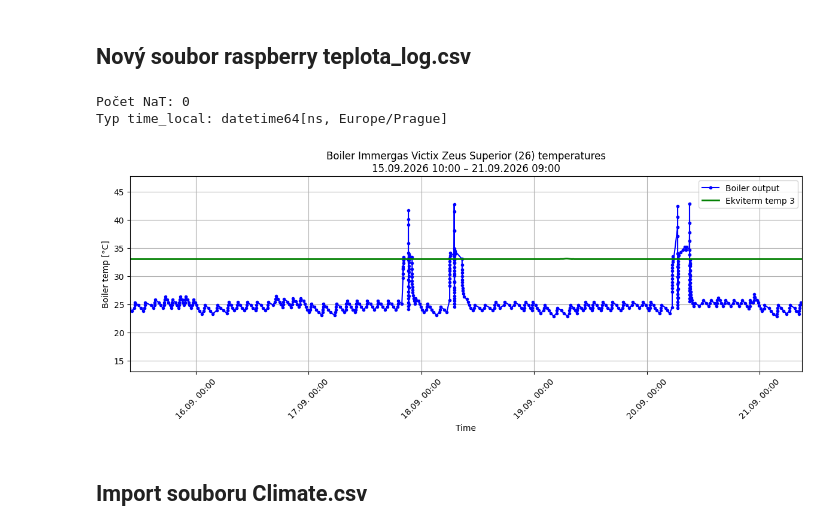
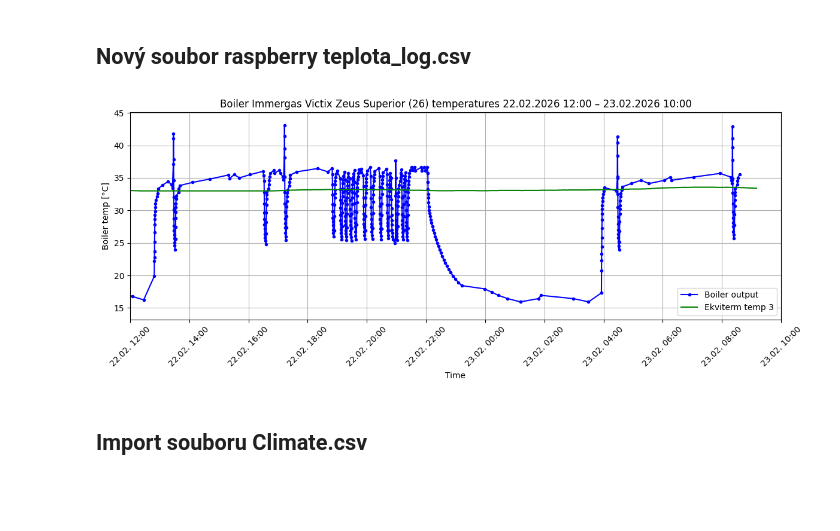
Before and after one commit to MarekCoderslab/Teploty_kotle, a Jupyter notebook: Teplota_kotle.ipynb, the cells around one changed output. Cells and saved outputs as stored; diff of their text form; code cells hidden in the pictures; blank space fills up the shorter version.

```diff
--- a/Teplota_kotle.ipynb
+++ b/Teplota_kotle.ipynb
@@ -138,7 +138,7 @@ ax.xaxis.set_major_formatter(
 )
 plt.xticks(rotation=45)
 
-df = pd.read_csv("/Users/Marek/Documents/raspberry/netatmo/teplota_log.csv", header=None, names=["Time", "Value"])
+df = pd.read_csv("teplota_log.csv", header=None, names=["Time", "Value"])
 df["Time"] = (
     pd.to_datetime(df["Time"], errors="coerce")
     .dt.tz_localize("Europe/Prague") # ← DŮLEŽITÉ
@@ -147,7 +147,7 @@ df["Time"] = (
 df["Value"] = pd.to_numeric(df["Value"], errors="coerce")
 df = df.dropna().sort_values("Time").drop_duplicates("Time")
 
-df_plot = df[df["Time"] >= df["Time"].max() - pd.Timedelta(hours=48)]
+df_plot = df[df["Time"] >= df["Time"].max() - pd.Timedelta(hours=12)]
 
 plt.plot(df_plot["Time"], df_plot["Value"])
 plt.scatter(df_plot["Time"], df_plot["Value"], s=10)
@@ -177,7 +177,7 @@ df.tail(10)
 import pandas as pd
 
 # Cesta k souboru
-path = "/Users/Marek/Documents/raspberry/netatmo/netatmo_climate.csv"
+path = "/Users/Marek/Library/Mobile Documents/com~apple~CloudDocs/Documents/GitHub/Teploty_kotle/netatmo_climate.csv"
 
 # Načtení dat - tentokrát bez skiprows, protože data začínají hned
 df_netatmo = pd.read_csv(path)
@@ -243,28 +243,17 @@ import matplotlib.dates as mdates
 import pandas as pd
 import zoneinfo
 
-# ---------------------------------------------------------
-# ČASOVÉ OKNO
-# ---------------------------------------------------------
-start_tz = pd.Timestamp("2026-09-15 10:00:00", tz="Europe/Prague")
-end_tz   = pd.Timestamp("2026-09-21 09:00:00", tz="Europe/Prague")
+# --- ČASOVÉ OKNO (musí mít stejnou zónu jako Netatmo) ---
+# start_time = pd.Timestamp("2026-02-14 10:00:00", tz="Europe/Prague")
+# end_time   = pd.Timestamp("2026-02-15 09:00:00", tz="Europe/Prague")
 
-start_naive = start_tz.tz_localize(None)
-end_naive   = end_tz.tz_localize(None)
-
-plt.figure(figsize=(12, 5))
+plt.figure(figsize=(12,5))
 ax = plt.gca()
 
 # ---------------------------------------------------------
-# 1) KOTEL
+# 1) KOTEL – převedeme do stejné zóny jako Netatmo
 # ---------------------------------------------------------
-df["Time"] = pd.to_datetime(
-    df["Time"],
-    errors="coerce"
-)
-
-# odstranění neplatných řádků
-df = df.dropna(subset=["Time", "Value"])
+df["Time"] = pd.to_datetime(df["Time"], errors="coerce")
 
 if df["Time"].dt.tz is None:
     df["Time"] = df["Time"].dt.tz_localize("Europe/Prague")
@@ -280,64 +269,47 @@ ax.plot(
 )
 
 # ---------------------------------------------------------
-# 2) NETATMO
+# 2) NETATMO – timestamp je UTC → převedeme do Europe/Prague
 # ---------------------------------------------------------
-# timestamp už obsahuje datetime
-
-df_netatmo["time_local"] = pd.to_datetime(
-    df_netatmo["timestamp"],
-    errors="coerce"
+df_netatmo["time_local"] = (
+    pd.to_datetime(df_netatmo["timestamp"], unit="s", utc=True)
+    .dt.tz_convert("Europe/Prague")
 )
-
-# odstranění problematických řádků
-df_netatmo = df_netatmo.dropna(
-    subset=["time_local", "Boiler_water_2"]
-)
-
-print("Počet NaT:", df_netatmo["time_local"].isna().sum())
-print("Typ time_local:", df_netatmo["time_local"].dtype)
 
 ax.plot(
     df_netatmo["time_local"],
     df_netatmo["Boiler_water_2"],
     color="green",
-    linewidth=2,
     label="Ekviterm temp 3"
 )
 
 # ---------------------------------------------------------
 # 3) ČASOVÉ OKNO
 # ---------------------------------------------------------
 ax.set_xlim(start_tz, end_tz)
 
 # ---------------------------------------------------------
-# 4) FORMÁT OSY X
+# 4) FORMÁT OSY X – nastavíme Europe/Prague
 # ---------------------------------------------------------
 ax.xaxis.set_major_formatter(
-    mdates.DateFormatter(
-        "%d.%m. %H:%M",
-        tz=zoneinfo.ZoneInfo("Europe/Prague")
-    )
+    mdates.DateFormatter('%d.%m. %H:%M', tz=zoneinfo.ZoneInfo("Europe/Prague"))
 )
 
 plt.xticks(rotation=45)
 
 plt.title(
-    f"Boiler Immergas Victix Zeus Superior (26) temperatures\n"
+    f"Boiler Immergas Victix Zeus Superior (26) temperatures "
     f"{start_naive:%d.%m.%Y %H:%M} – {end_naive:%d.%m.%Y %H:%M}"
 )
 
 ax.set_xlabel("Time")
 ax.set_ylabel("Boiler temp [°C]")
-
 plt.grid(True)
 plt.legend()
 plt.tight_layout()
 plt.show()
 # %% [output]
-Počet NaT: 0
-Typ time_local: datetime64[ns, Europe/Prague]
-[figure, old version]
+[figure, new version]
 # %% [markdown]
 ## Import souboru Climate.csv
 # %%
```
Also changed, not shown: parts of 14 cells of this notebook, 2 other files.
